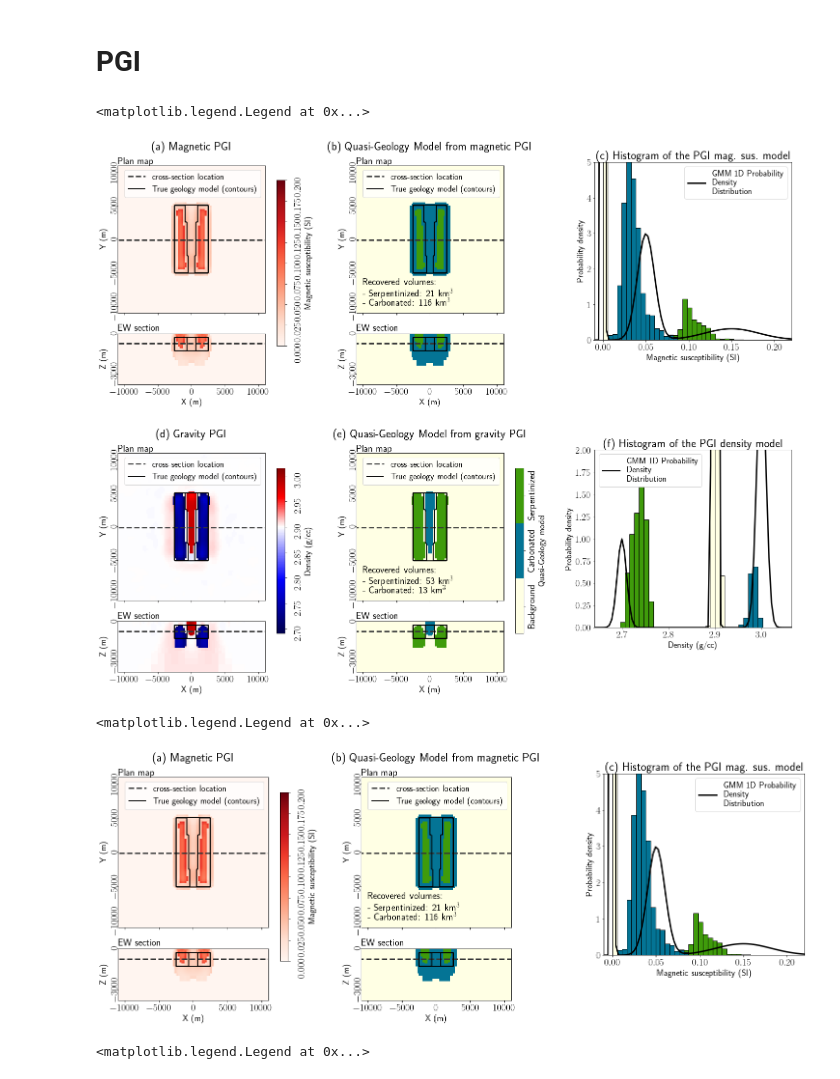
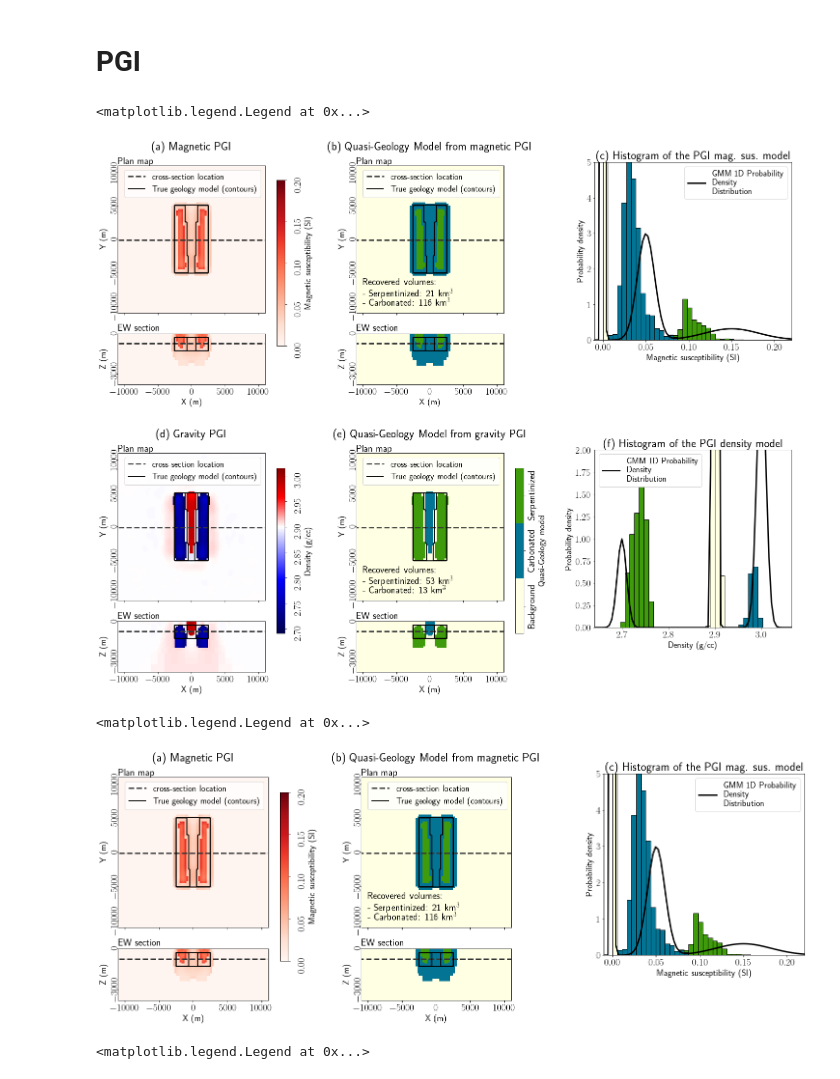
Before and after one commit to simpeg-research/Fast-Times-2021-Carbon-Mineralization, a Jupyter notebook: 3_blocks_model/Final_Visualization/MakeFigures-3blocks.ipynb, the cells around one changed output. Saved outputs shown, nothing was run; the diff lists cells and outputs as text; code cells hidden in the pictures.

```diff
--- a/3_blocks_model/Final_Visualization/MakeFigures-3blocks.ipynb
+++ b/3_blocks_model/Final_Visualization/MakeFigures-3blocks.ipynb
@@ -596,6 +596,7 @@ ax_hist_l22 = plt.subplot2grid((55,44,),(5, 25),colspan=17,rowspan=10)
 
 ax_hist_lpq = plt.subplot2grid((55,44,),(33, 25),colspan=17,rowspan=10)
 
+cblist = []
 
 for i, (dct,axx) in enumerate(zip(
     [
@@ -603,10 +604,13 @@ for i, (dct,axx) in enumerate(zip(
     ],
     [ax_l22,ax_lpq]
 )):
-    plotting_model(
+    axx, cb = plotting_model(
         ax=axx,
         **dct
     )
+    cblist.append(cb)
+
+cblist[0].set_ticks([0.,0.05,0.10,0.15,0.20])
 
 ax_l22_0.set_xlim([-11000,11000])
 ax_l22_0.set_ylim([-11000,11000])
@@ -769,6 +773,8 @@ ax_grav_geo = [ax0_grav_geo,ax1_grav_geo,ax2_grav_geo]
 
 ax_grav_hist = plt.subplot2grid((2*ysize + 1*space, 3*xsize + 2*space),(1+(ysize+space), 2*(xsize+space)),colspan=20,rowspan=15)
 
+cblist = []
+
 for i, (dct,axx) in enumerate(zip(
     [
         plotting_dict_gravity_pgi, plotting_dict_gravity_pgi_quasi,
@@ -776,10 +782,13 @@ for i, (dct,axx) in enumerate(zip(
     ],
     [ax_grav,ax_grav_geo,ax_mag,ax_mag_geo]
 )):
-    plotting_model(
+    axx, cb = plotting_model(
         ax=axx,
         **dct
     )
+    cblist.append(cb)
+
+cblist[2].set_ticks([0.0,0.05,0.1,0.15,0.2])
 
 ax0_grav.set_xlim([-11000,11000])
 ax0_grav.set_ylim([-11000,11000])
@@ -889,7 +898,7 @@ ax_mag_hist.hist(
 ax_mag_hist.legend(fontsize=labelsize)
 # %% [output]
 <matplotlib.legend.Legend at 0x...>
-[figure, old version]
+[figure, new version]
 # %%
 fig.savefig('Single-Physics-PGI.png', dpi=200,bbox_inches='tight', pad_inches=0.1)
 # %%
@@ -913,6 +922,8 @@ ax_mag_geo = [ax0_mag_geo,ax1_mag_geo,ax2_mag_geo]
 
 ax_mag_hist = plt.subplot2grid((2*ysize + 1*space, 3*xsize + 2*space),(1, 2*(xsize+space)),colspan=20,rowspan=15)
 
+cblist = []
+
 for i, (dct,axx) in enumerate(zip(
     [
         plotting_dict_gravity_pgi, plotting_dict_gravity_pgi_quasi,
@@ -920,10 +931,13 @@ for i, (dct,axx) in enumerate(zip(
     ],
     [ax_grav,ax_grav_geo,ax_mag,ax_mag_geo]
 )):
-    plotting_model(
+    axx, cb = plotting_model(
         ax=axx,
         **dct
     )
+    cblist.append(cb)
+
+cblist[2].set_ticks([0.0,0.05,0.1,0.15,0.2])
 
 ax0_grav.set_xlim([-11000,11000])
 ax0_grav.set_ylim([-11000,11000])
@@ -1006,34 +1020,34 @@ plot_histogram(
 )
 
 plot_histogram(
     ax=ax_mag_hist,
     model=magnetic_pgi,
     title='(c) Histogram of the PGI mag. sus. model',
     xlabel='Magnetic susceptibility (SI)',
     ylim=[0,5],
     xlim=[minsus-0.01,0.22],
     labelsize=labelsize,
     ticksize=ticksize,
     titlesize=titlesize,
     alpha=0
 )
 
 ax_grav_hist.hist(
     [(2.9+gravity_pgi)[quasi_geology_gravity == i] for i in np.unique(quasi_geology_gravity)],
     density=True,bins=30,stacked=True,#orientation="horizontal",
     color=colors, edgecolor='k'
 );
 ax_grav_hist.legend(fontsize=labelsize)
 
 ax_mag_hist.hist(
     [(magnetic_pgi)[quasi_geology_magnetic == i] for i in np.unique(quasi_geology_magnetic)],
     density=True,bins=30,stacked=True,#orientation="horizontal",
     color=colors, edgecolor='k'
 );
 ax_mag_hist.legend(fontsize=labelsize)
 # %% [output]
 <matplotlib.legend.Legend at 0x...>
-[figure, old version]
+[figure, new version]
 # %%
 fig.savefig('Single-Physics-PGI-Magnetic.png', dpi=200,bbox_inches='tight', pad_inches=0.1)
 # %%
```
Also changed, not shown: parts of 2 cells of this notebook, 4 other files.
